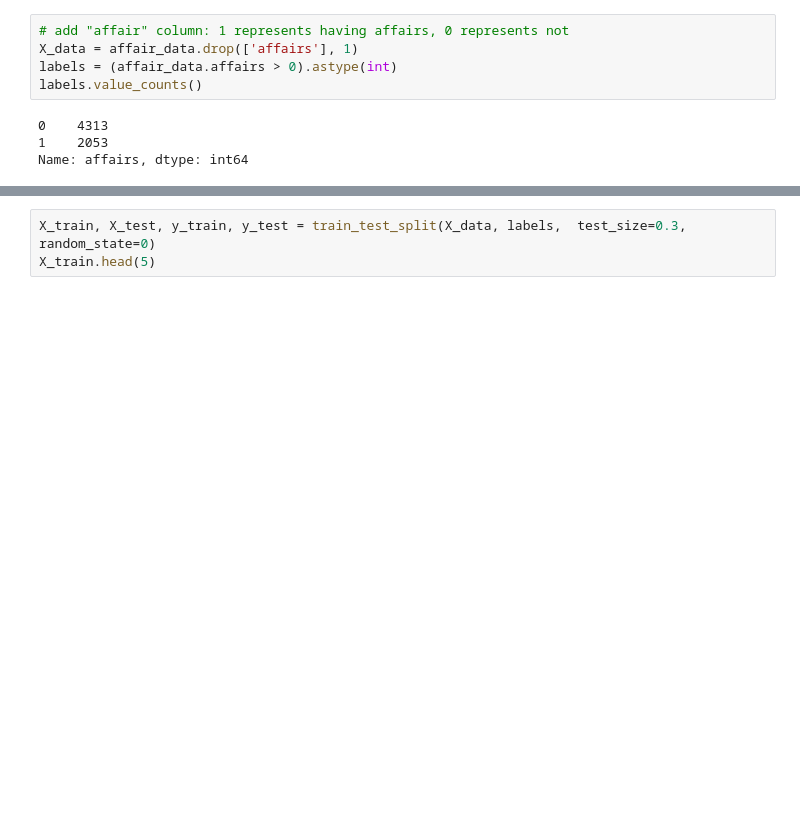
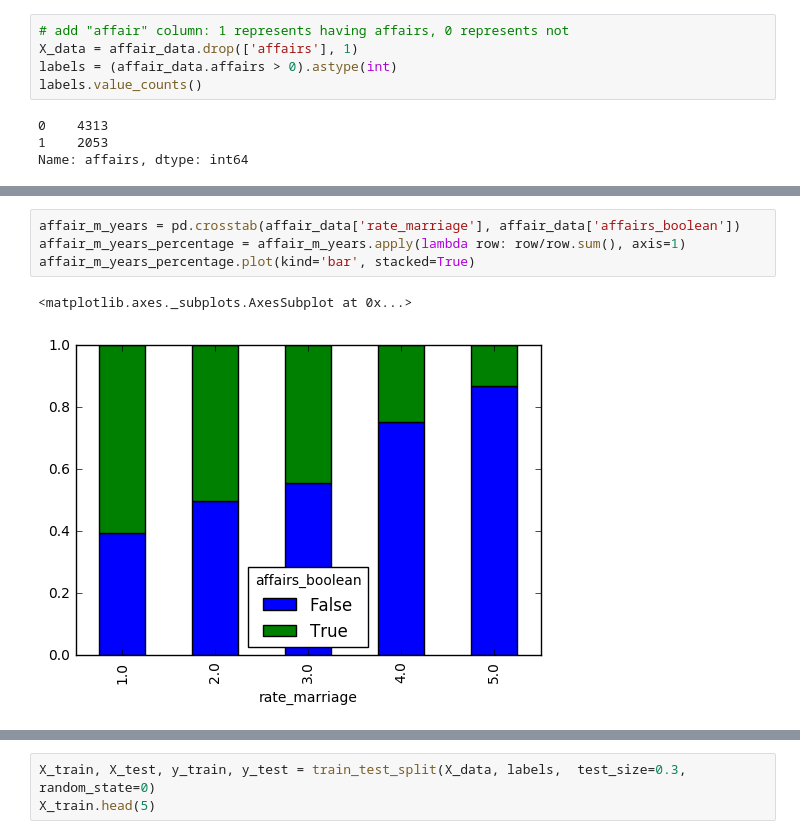
Before and after one commit to Zhenxingzhang/py2ml, a Jupyter notebook: notebooks/LR_Example_Affairs_Detection.ipynb, the cells around one changed output, grey strips where cells are left out. Drawn from its saved outputs; the diff is of its cells as text; blank space fills up the shorter version.

```diff
--- a/notebooks/LR_Example_Affairs_Detection.ipynb
+++ b/notebooks/LR_Example_Affairs_Detection.ipynb
@@ -29,0 +50,7 @@ Name: affairs, dtype: int64
+# %%
+affair_m_years = pd.crosstab(affair_data['rate_marriage'], affair_data['affairs_boolean'])
+affair_m_years_percentage = affair_m_years.apply(lambda row: row/row.sum(), axis=1)
+affair_m_years_percentage.plot(kind='bar', stacked=True)
+# %% [output]
+<matplotlib.axes._subplots.AxesSubplot at 0x...>
+[figure, added]
```
Also changed, not shown: parts of 10 cells of this notebook.
